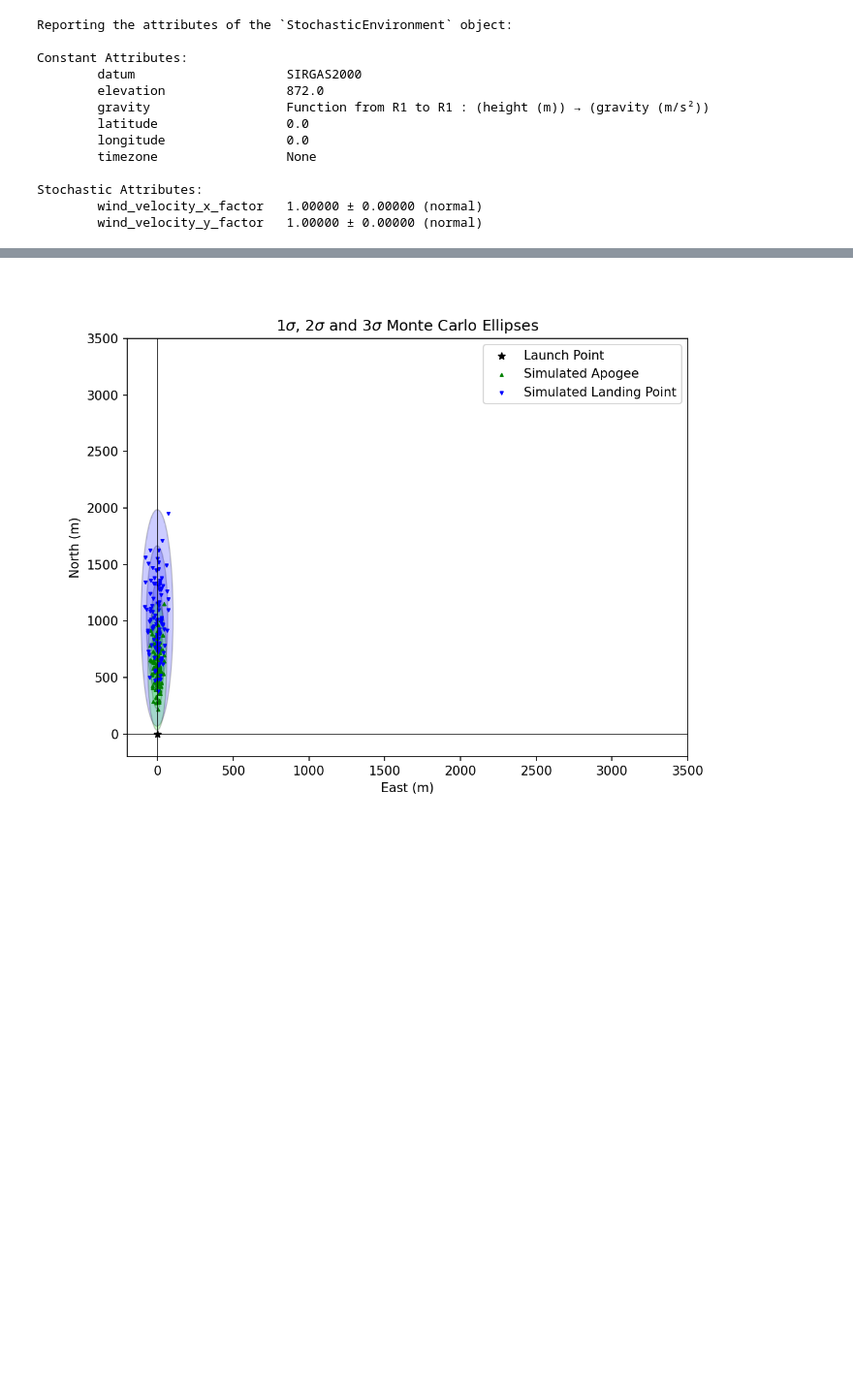
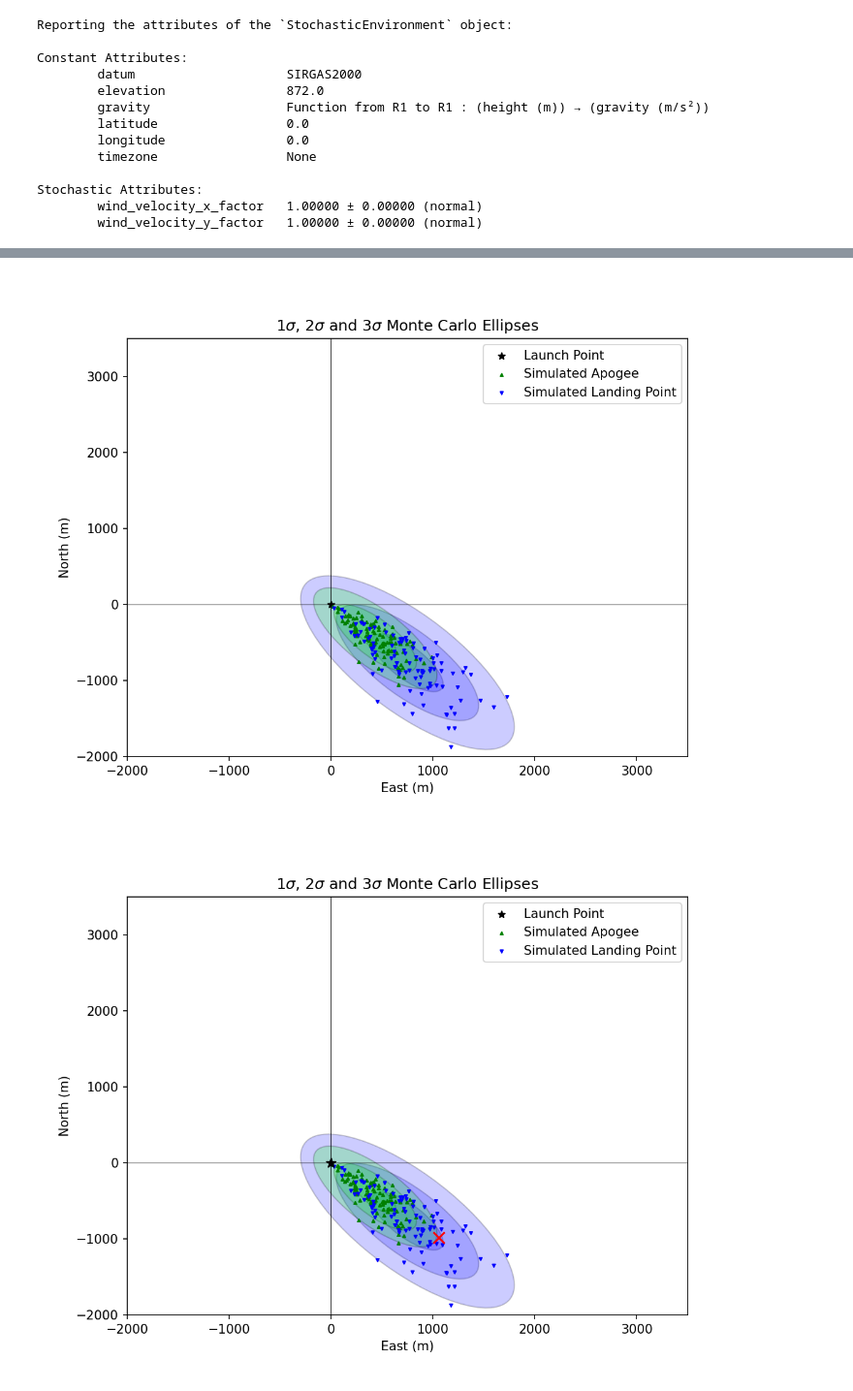
Before and after one commit to GoldenFlashesRocketry/ARES_RocketPy, a Jupyter notebook: Andromeda_MC.ipynb, the cells around one changed output, grey strips where cells are left out. Shown at 97% size. Drawn from its saved outputs; the diff is of its cells as text; code cells hidden in the pictures; blank space fills up the shorter version.

Commit message:
Working Monte Carlo for last year's rocket

```diff
--- a/Andromeda_MC.ipynb
+++ b/Andromeda_MC.ipynb
@@ -136,7 +138,7 @@ stochastic_motor = StochasticSolidMotor(
     solid_motor=Kay2Motor,
     burn_start_time = (0, 0.1, "binomial"),
     grains_center_of_mass_position=0.001,
-    grain_density = 50,
+    #grain_density = 50,
     grain_separation=1/1000,
     grain_initial_height = 1 /1000,
     throat_radius = 0.5/1000,
@@ -168,6 +170,8 @@ stochastic_rocket = StochasticRocket(
     rocket = Andromeda,
     radius = 0.0127/1000,
     mass = 0.24,
+    power_off_drag_factor= (1,0.1),
+    power_on_drag_factor=(1,0.1),
 )
 
 # stochastic_nose_cone = StochasticNoseCone(
@@ -233,8 +237,8 @@ Stochastic Attributes:
 # Flight
 stochastic_flight = StochasticFlight(
     flight=test_flight,
-    inclination=2,
-    heading = 2,
+    inclination=2.5,
+    heading = 10,
 )
 stochastic_flight.visualize_attributes()
 # %% [output]
@@ -293,5 +297,34 @@ out_of_rail_stability_margin         -16.350         -16.351           0.043
                     index          49.500          49.500          28.866           2.475          96.525
+# %%
+from rocketpy.tools import haversine
+
+# Launch and landing coordinates
+launch_lat, launch_lon = 31.04434, -103.53517
+land_lat, land_lon = 31.03553, -103.52409
+
+# North displacement (meters)
+north = haversine(launch_lat, launch_lon, land_lat, launch_lon)
+if land_lat < launch_lat:
+    north = -north
+
+# East displacement (meters)
+east = haversine(launch_lat, launch_lon, launch_lat, land_lon)
+if land_lon < launch_lon:
+    east = -east
 # %%
-test_dispersion.plots.ellipses(xlim=(-200, 3500), ylim=(-200, 3500))
+test_dispersion.plots.ellipses(xlim=(-2000, 3500), ylim=(-2000, 3500))
+
+import matplotlib.pyplot as plt
+
+# Get the current axis (must run AFTER calling .plots.ellipses)
+ax = plt.gca()
+
+# Plot the measured landing location
+ax.scatter(east, north, color="red", s=80, marker="x", label="Measured Landing")
+ax.scatter(0, 0, color="black", s=60, marker="*", label="Launch Site")
+
+#ax.legend()
+plt.show()
 # %% [output]
-[figure, old version]
+[figure, new version]
+[figure, added]
```
Also changed, not shown: parts of 6 cells of this notebook, 1 other file.
